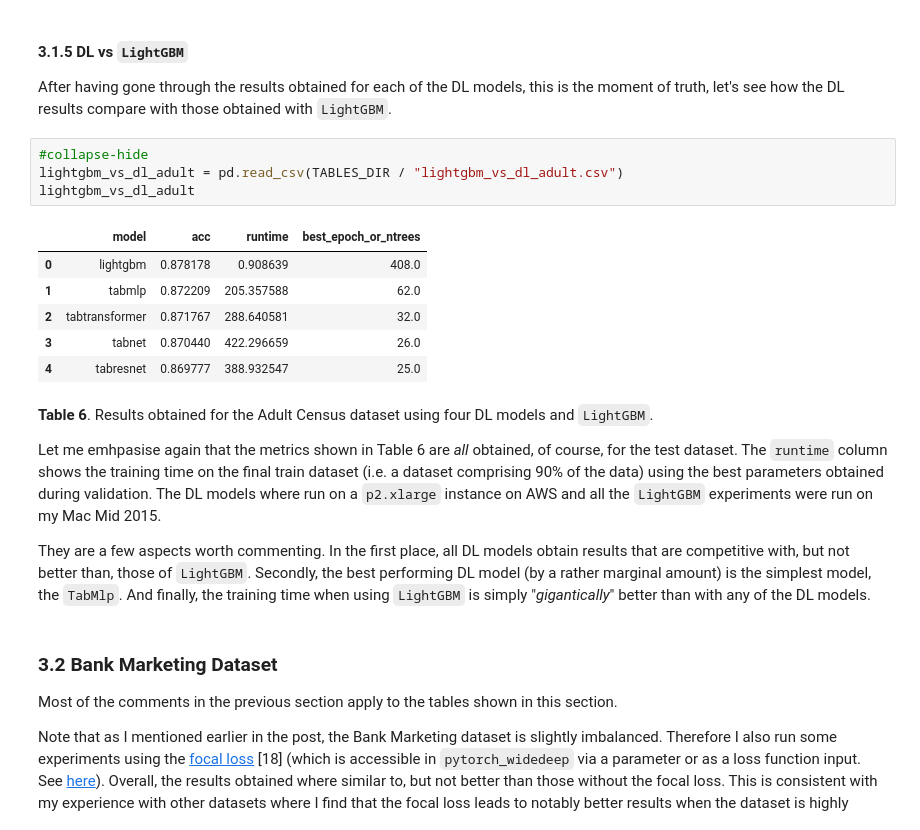
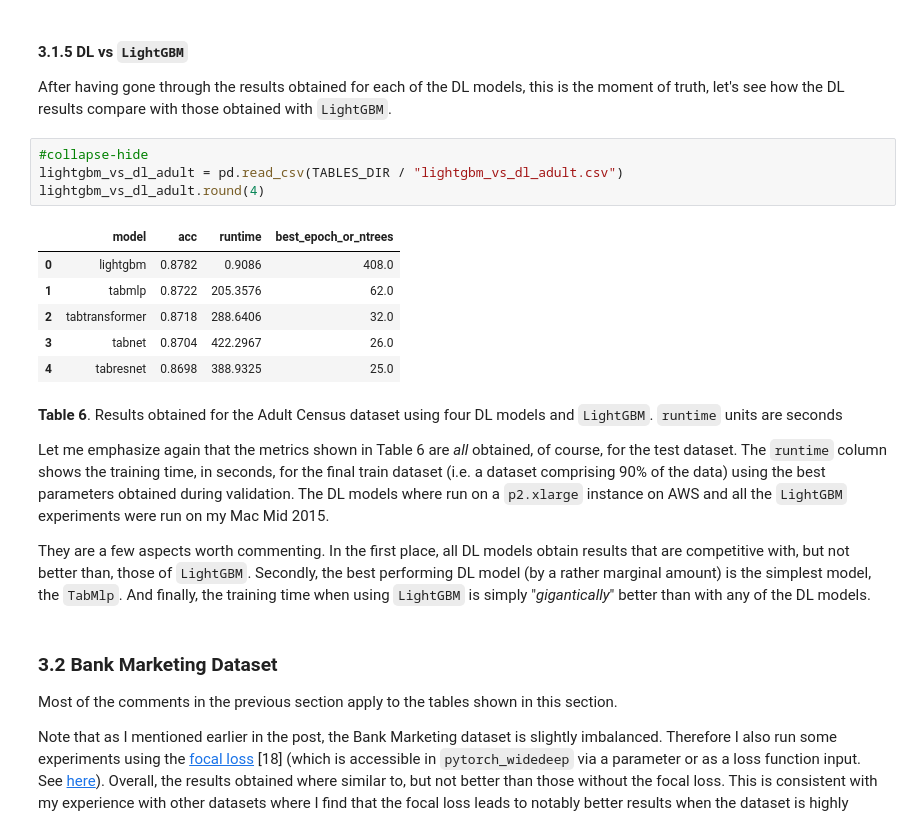
Before and after one commit to jrzaurin/infinitoml, a Jupyter notebook: _notebooks/2021-05-28-pytorch-widedeep_iv.ipynb, the cells around one changed output. Cells and saved outputs as stored; diff of their text form.

```diff
--- a/_notebooks/2021-05-28-pytorch-widedeep_iv.ipynb
+++ b/_notebooks/2021-05-28-pytorch-widedeep_iv.ipynb
@@ -248,19 +248,19 @@ After having gone through the results obtained for each of the DL models, this i
 # %%
 #collapse-hide
 lightgbm_vs_dl_adult = pd.read_csv(TABLES_DIR / "lightgbm_vs_dl_adult.csv")
-lightgbm_vs_dl_adult
+lightgbm_vs_dl_adult.round(4)
 # %% [output]
 |  | model | acc | runtime | best_epoch_or_ntrees |
-| 0 | lightgbm | 0.878178 | 0.908639 | 408.0 |
-| 1 | tabmlp | 0.872209 | 205.357588 | 62.0 |
-| 2 | tabtransformer | 0.871767 | 288.640581 | 32.0 |
-| 3 | tabnet | 0.870440 | 422.296659 | 26.0 |
-| 4 | tabresnet | 0.869777 | 388.932547 | 25.0 |
+| 0 | lightgbm | 0.8782 | 0.9086 | 408.0 |
+| 1 | tabmlp | 0.8722 | 205.3576 | 62.0 |
+| 2 | tabtransformer | 0.8718 | 288.6406 | 32.0 |
+| 3 | tabnet | 0.8704 | 422.2967 | 26.0 |
+| 4 | tabresnet | 0.8698 | 388.9325 | 25.0 |
 # %% [markdown]
-**Table 6**. Results obtained for the Adult Census dataset using four DL models and `LightGBM`.
+**Table 6**. Results obtained for the Adult Census dataset using four DL models and `LightGBM`. `runtime` units are seconds
 
 
-Let me emhpasise again that the metrics shown in Table 6 are *all* obtained, of course, for the test dataset. The `runtime` column shows the training time on the final train dataset (i.e. a dataset comprising 90% of the data) using the best parameters obtained during validation. The DL models where run on a `p2.xlarge` instance on AWS and all the `LightGBM` experiments were run on my Mac Mid 2015.
+Let me emphasize again that the metrics shown in Table 6 are *all* obtained, of course, for the test dataset. The `runtime` column shows the training time, in seconds, for the final train dataset (i.e. a dataset comprising 90% of the data) using the best parameters obtained during validation. The DL models where run on a `p2.xlarge` instance on AWS and all the `LightGBM` experiments were run on my Mac Mid 2015.
 
 They are a few aspects worth commenting. In the first place, all DL models obtain results that are competitive with, but not better than, those of `LightGBM`. Secondly, the best performing DL model (by a rather marginal amount) is the simplest model, the `TabMlp`. And finally, the training time when using `LightGBM` is simply "*gigantically*" better than with any of the DL models.
 # %% [markdown]
```
Also changed, not shown: parts of 30 cells of this notebook, 1 other file.
